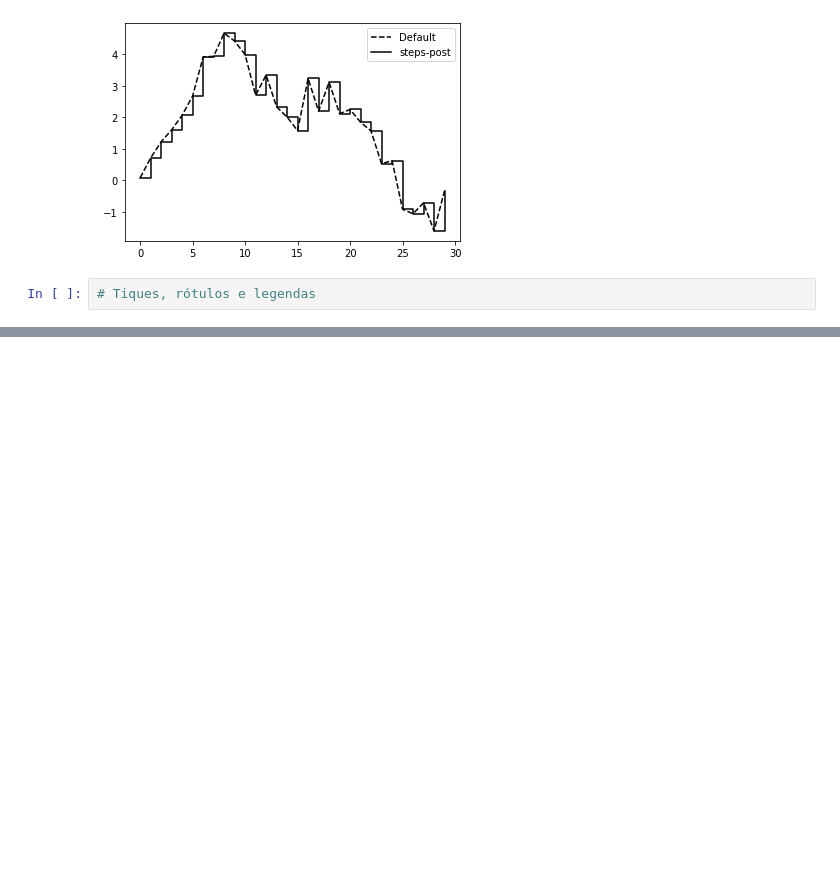
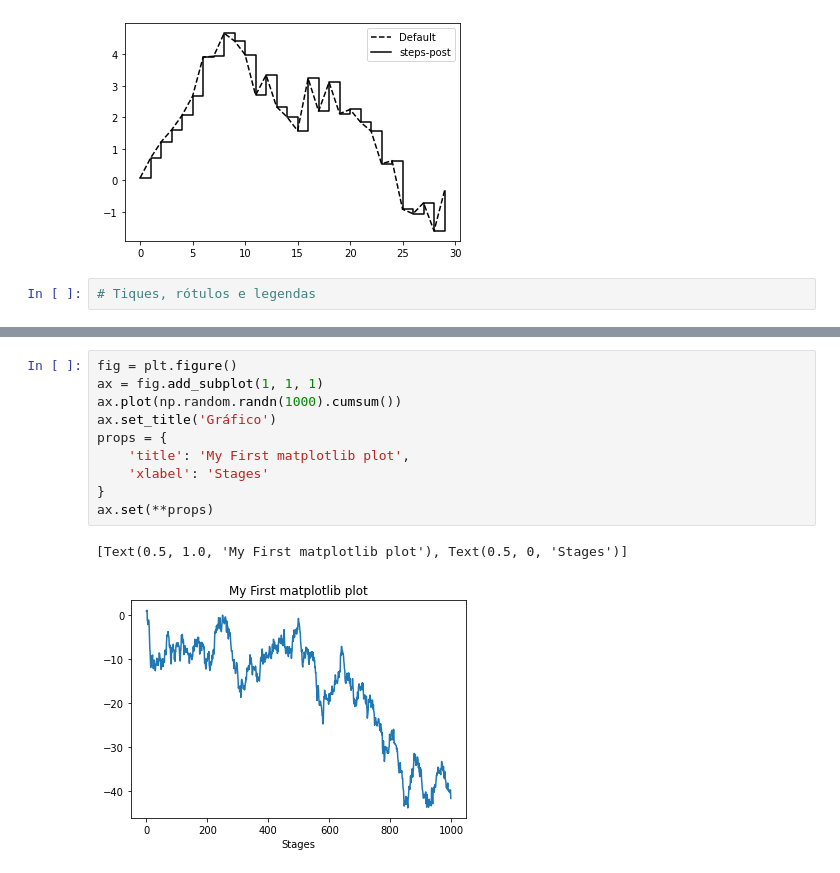
Before and after one commit to Kaiquenakao/plotagem-visualizacao, a Jupyter notebook: plotagem.ipynb, the cells around one changed output, grey strips where cells are left out. Cells and saved outputs as stored; diff of their text form; blank space fills up the shorter version.

```diff
--- a/plotagem.ipynb
+++ b/plotagem.ipynb
@@ -161,0 +174,13 @@ AttributeError: 'numpy.ndarray' object has no attribute 'subplots_adjust'
+# %%
+fig = plt.figure()
+ax = fig.add_subplot(1, 1, 1)
+ax.plot(np.random.randn(1000).cumsum())
+ax.set_title('Gráfico')
+props = {
+    'title': 'My First matplotlib plot',
+    'xlabel': 'Stages'
+}
+ax.set(**props)
+# %% [output]
+[Text(0.5, 1.0, 'My First matplotlib plot'), Text(0.5, 0, 'Stages')]
+[figure, added]
```
Also changed, not shown: parts of 6 cells of this notebook.
